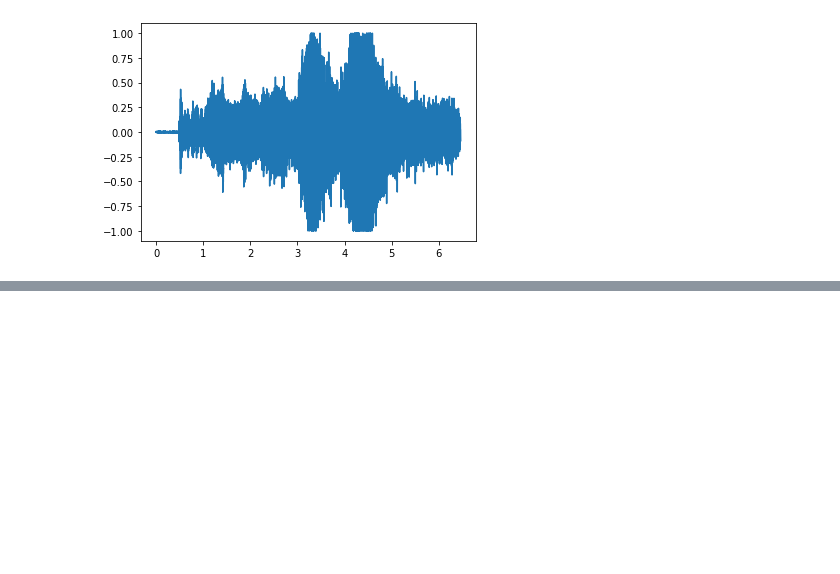
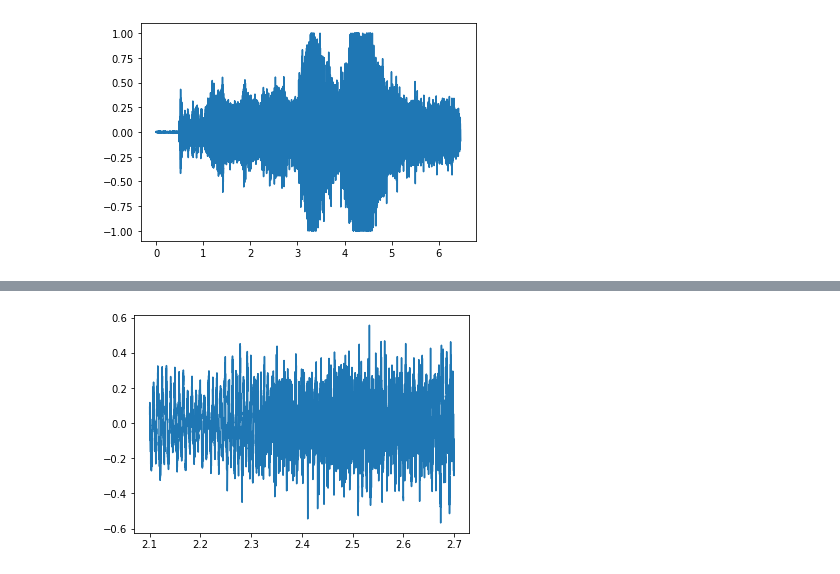
Before and after one commit to SergioGomezDavila/Reto-0-Ac-stica, a Jupyter notebook: practica_1.ipynb, the cells around one changed output, grey strips where cells are left out. Drawn from its saved outputs; the diff is of its cells as text; code cells hidden in the pictures; blank space fills up the shorter version.

```diff
--- a/practica_1.ipynb
+++ b/practica_1.ipynb
@@ -27,3 +54,6 @@ wave.make_audio()
 wave.plot()
 # %% [output]
 [figure]
+# %%
+segment = wave.segment(start=2.1, duration=0.6)
+segment.make_audio()
@@ -29,0 +62,4 @@ wave.plot()
+# %%
+segment.plot()
+# %% [output]
+[figure, added]
```
Also changed, not shown: parts of 6 cells of this notebook.
